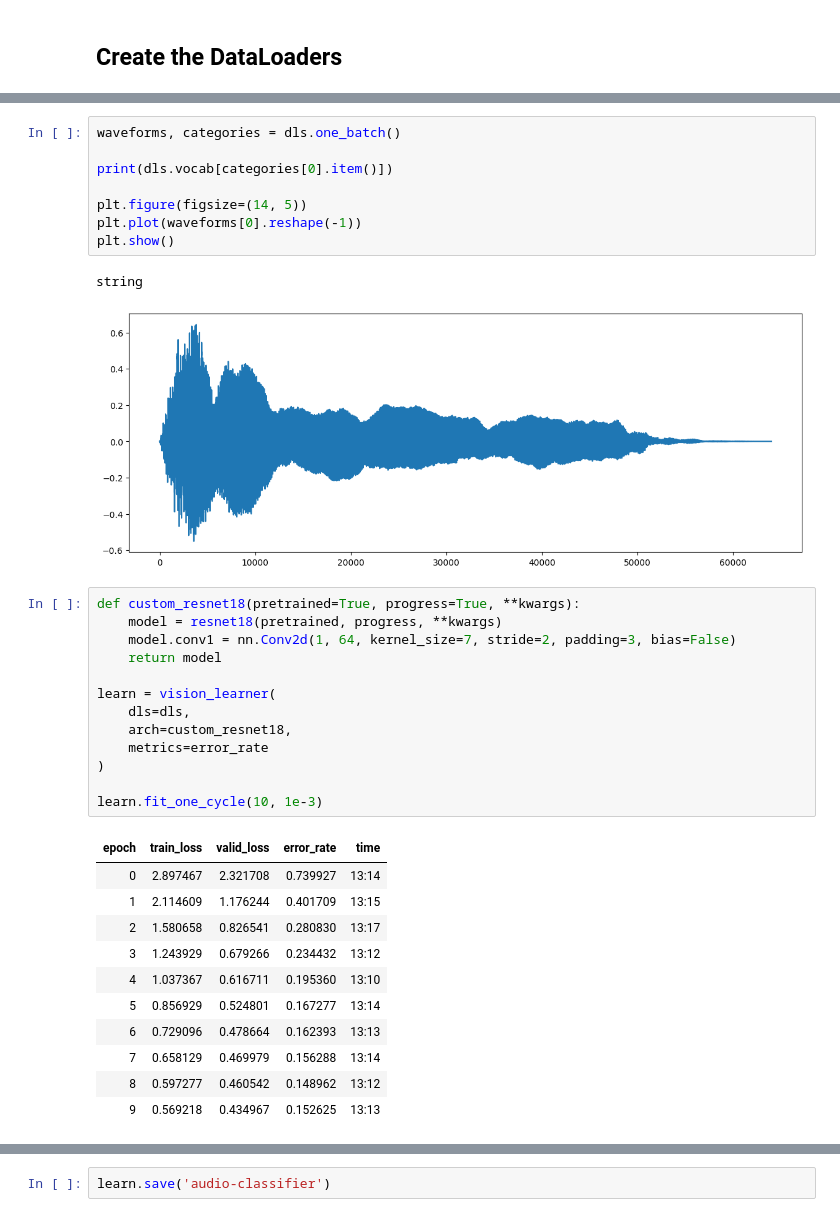
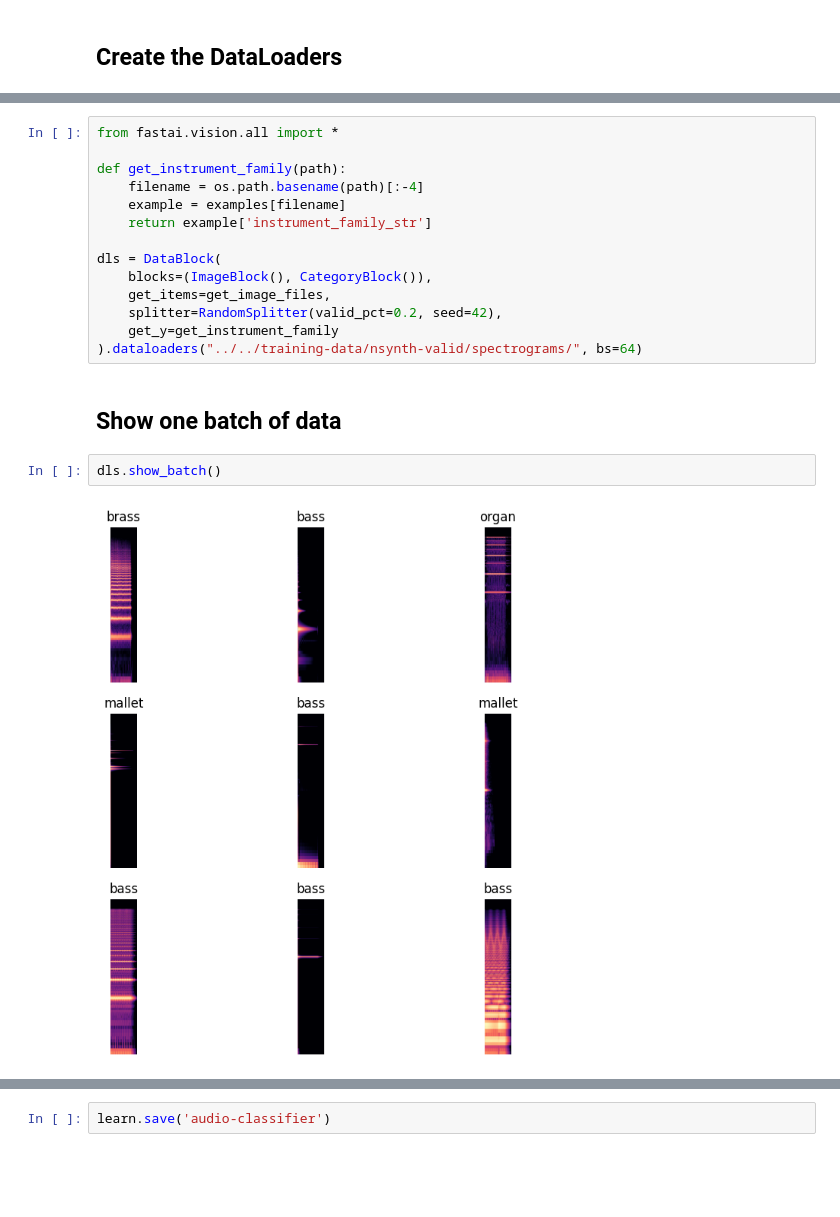
Before and after one commit to Anton-Tcholakov/fastai-playground, a Jupyter notebook: exercises/audio_classifier/audio_classifier.ipynb, the cells around one changed output, grey strips where cells are left out. Drawn from its saved outputs; the diff is of its cells as text; blank space fills up the shorter version.

```diff
--- a/exercises/audio_classifier/audio_classifier.ipynb
+++ b/exercises/audio_classifier/audio_classifier.ipynb
@@ -102,36 +120,20 @@ dls = DataBlock(
-# %%
-waveforms, categories = dls.one_batch()
-
-print(dls.vocab[categories[0].item()])
-
-plt.figure(figsize=(14, 5))
-plt.plot(waveforms[0].reshape(-1))
-plt.show()
-# %% [output]
-string
-[figure, removed]
-# %%
-def custom_resnet18(pretrained=True, progress=True, **kwargs):
-    model = resnet18(pretrained, progress, **kwargs)
-    model.conv1 = nn.Conv2d(1, 64, kernel_size=7, stride=2, padding=3, bias=False)
-    return model
-
-learn = vision_learner(
-    dls=dls,
-    arch=custom_resnet18,
-    metrics=error_rate
-)
-
-learn.fit_one_cycle(10, 1e-3)
-# %% [output]
-| epoch | train_loss | valid_loss | error_rate | time |
-| 0 | 2.897467 | 2.321708 | 0.739927 | 13:14 |
-| 1 | 2.114609 | 1.176244 | 0.401709 | 13:15 |
-| 2 | 1.580658 | 0.826541 | 0.280830 | 13:17 |
-| 3 | 1.243929 | 0.679266 | 0.234432 | 13:12 |
-| 4 | 1.037367 | 0.616711 | 0.195360 | 13:10 |
-| 5 | 0.856929 | 0.524801 | 0.167277 | 13:14 |
-| 6 | 0.729096 | 0.478664 | 0.162393 | 13:13 |
-| 7 | 0.658129 | 0.469979 | 0.156288 | 13:14 |
-| 8 | 0.597277 | 0.460542 | 0.148962 | 13:12 |
-| 9 | 0.569218 | 0.434967 | 0.152625 | 13:13 |
+# %%
+from fastai.vision.all import *
+
+def get_instrument_family(path):
+    filename = os.path.basename(path)[:-4]
+    example = examples[filename]
+    return example['instrument_family_str']
+
+dls = DataBlock(
+    blocks=(ImageBlock(), CategoryBlock()),
+    get_items=get_image_files,
+    splitter=RandomSplitter(valid_pct=0.2, seed=42),
+    get_y=get_instrument_family
+).dataloaders("../../training-data/nsynth-valid/spectrograms/", bs=64)
+# %% [markdown]
+## Show one batch of data
+# %%
+dls.show_batch()
+# %% [output]
+[figure, added]
```
Also changed, not shown: parts of 16 cells of this notebook, 1 other file.
